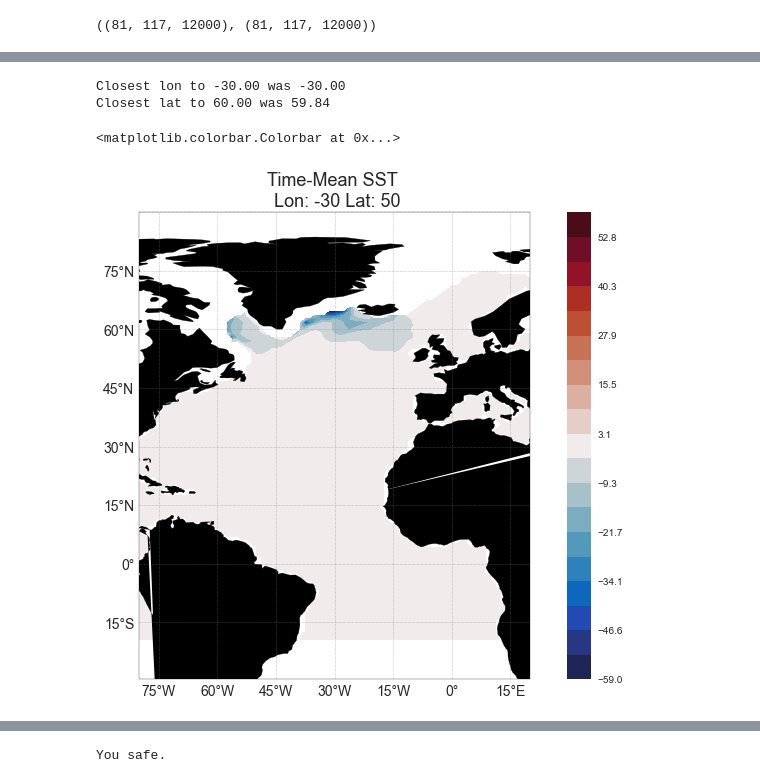
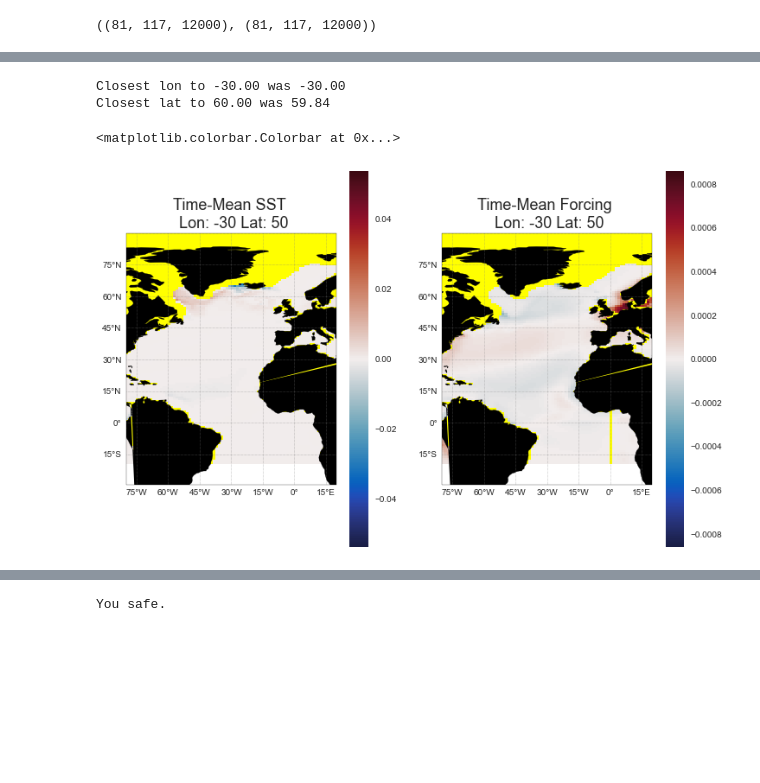
Before and after one commit to glennliu265/stochmod, a Jupyter notebook: explore_stochmod.ipynb, the cells around one changed output, grey strips where cells are left out. Drawn from its saved outputs; the diff is of its cells as text; code cells hidden in the pictures; blank space fills up the shorter version.

```diff
--- a/explore_stochmod.ipynb
+++ b/explore_stochmod.ipynb
@@ -103,14 +111,3 @@ outpath = projpath + '02_Figures/20200617/'
-# %%
-# Set some relevant strings for plotting
-mons3=('Jan','Feb','Mar','Apr','May','Jun','Jul','Aug','Sep','Oct','Nov','Dec')
-monsfull=('January','Febuary','March','April','May','June','July','August','September','October','November','December')
-
-
-# Lat Lon Strings
-loc_figtitle = "Lon: %i Lat: %i" % (lonf,latf)
-if lonf < 0:
-    lonstr = lonf + 360
-loc_fname    = "Lon%03d_Lat%03d"  % (lonstr,latf)
 # %%
 # Load Damping Data
 damppath = '/Users/gliu/Downloads/02_Research/01_Projects/01_AMV/01_hfdamping/01_Data/'
@@ -144,26 +160,43 @@ sst.shape, forcing.shape
 # %%
 # Quickly Visualize Point (it isnt appearing for some reason...)
 
 cmbal = cmocean.cm.balance
 sstmean = np.nanmean(sst,2).T
-cint = div_cint(sstmean)
+forcingmean = np.nanmean(forcing,2).T
+
+#cint = div_cint(sstmean)
+
+fmax = np.nanmax(np.abs(forcingmean))
+tmax = np.nanmax(np.abs(sstmean))
+
 
 latf=60
 lonf=-30
 
 klon,klat = find_latlon(lonf,latf,lonr,latr)
 
-fig1,ax1 = init_map(bbox)
 
+fig1,axs = plt.subplots(1,2,figsize=(12,8),subplot_kw={'projection': ccrs.PlateCarree()})
+#fig = plt.figure(figsize=(12,8))
 
-pcm = ax1.contourf(lonr,latr,sstmean,cint,cmap=cmbal)
+# Plot SST (Time Mean)
+#ax1 = plt.axes(projection=ccrs.PlateCarree())
+ax1 = axs[0]
+ax1 = init_map(bbox,ax=ax1)
+pcm1 = ax1.pcolormesh(lonr,latr,sstmean,cmap=cmbal,vmin=-1*tmax,vmax=tmax)
 tar = ax1.plot(lonr[klon],latr[klat],marker="+",markersize=2,label="target",color="black")
+ax1.set_title("Time-Mean SST \n %s" % loc_figtitle,fontsize=18)
+plt.colorbar(pcm1,ax=ax1)
 
-ax1.set_title("Time-Mean SST \n %s" % loc_figtitle,fontsize=18)
-
-plt.colorbar(pcm)
+ax2 = axs[1]
+ax2 = init_map(bbox,ax=ax2)
+#pcm2 = ax2.contourf(lonr,latr,forcingmean,cint,cmap=cmbal)
+pcm2 = ax2.pcolormesh(lonr,latr,forcingmean,cmap=cmbal,vmin=-1*fmax,vmax=fmax)
+tar = ax2.plot(lonr[klon],latr[klat],marker="+",markersize=2,label="target",color="black")
+ax2.set_title("Time-Mean Forcing \n %s" % loc_figtitle,fontsize=18)
+plt.colorbar(pcm2,ax=ax2)
 # %% [output]
 Closest lon to -30.00 was -30.00
 Closest lat to 60.00 was 59.84
 <matplotlib.colorbar.Colorbar at 0x...>
-[figure, old version]
+[figure, new version]
```
Also changed, not shown: parts of 19 cells of this notebook.
